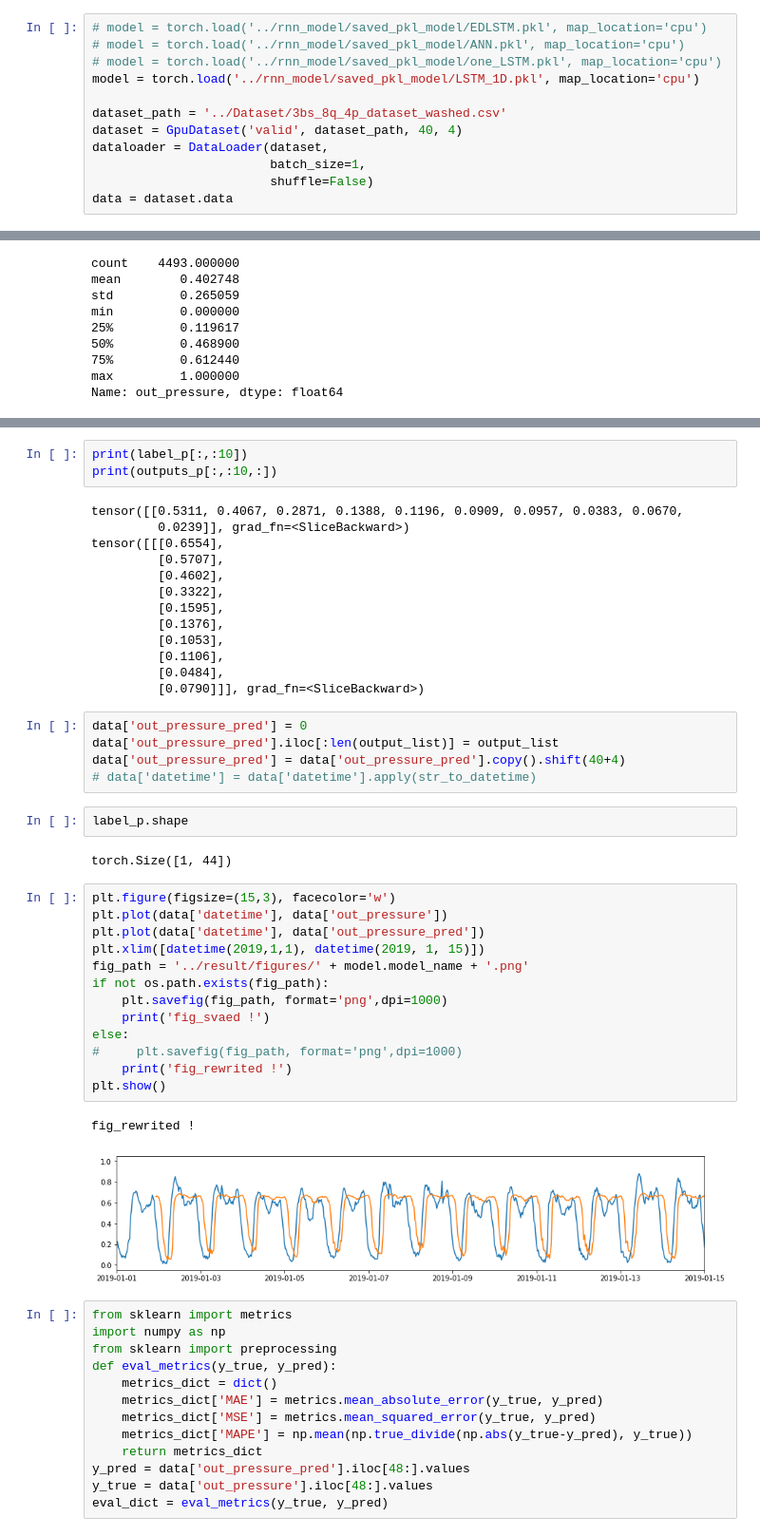
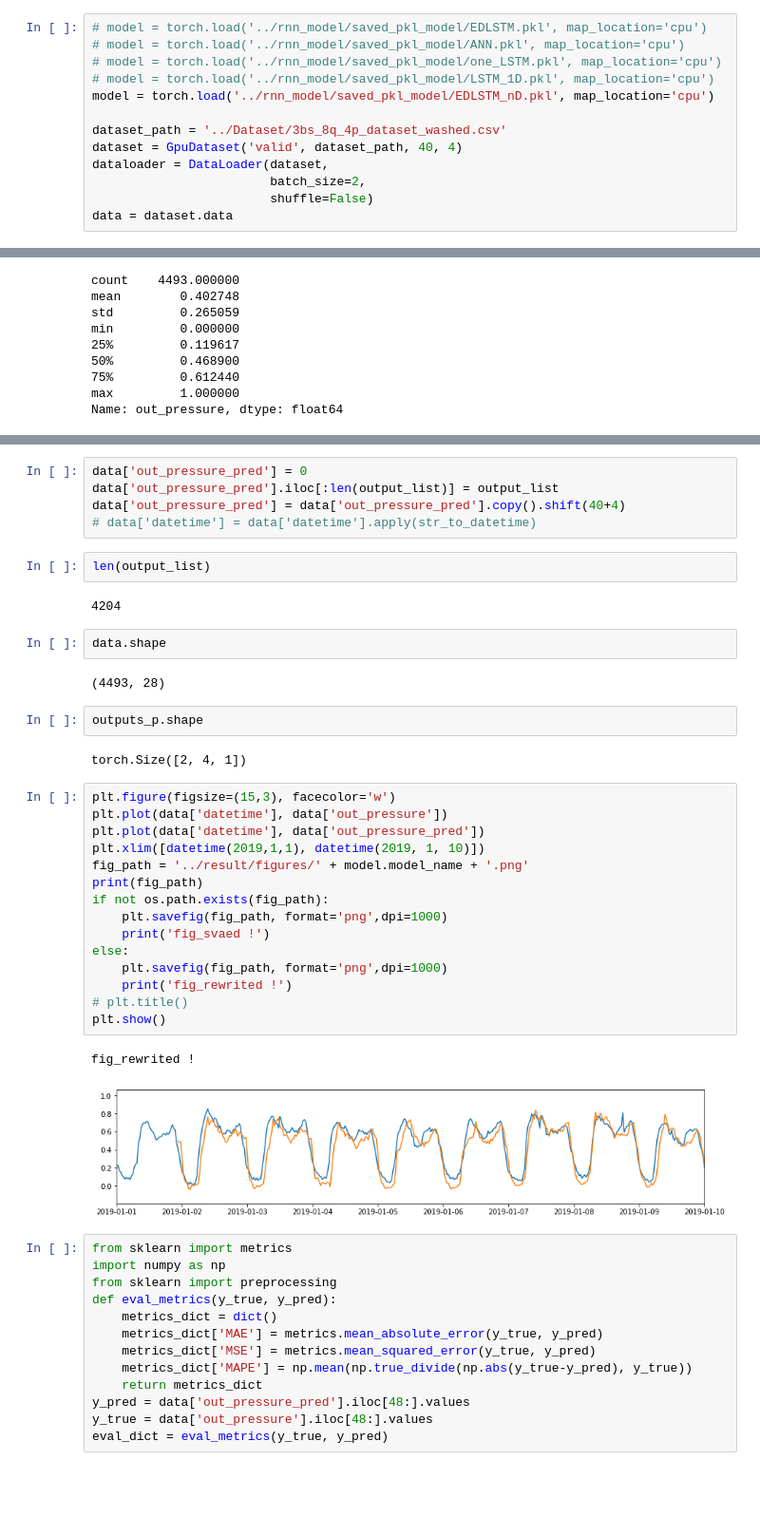
Before and after one commit to MAZiqing/MZQ_city_sequenctial_data_prediction, a Jupyter notebook: main_JuNo/plot_RNN_result.ipynb, the cells around one changed output, grey strips where cells are left out. Shown at 95% size. Drawn from its saved outputs; the diff is of its cells as text; blank space fills up the shorter version.

```diff
--- a/main_JuNo/plot_RNN_result.ipynb
+++ b/main_JuNo/plot_RNN_result.ipynb
@@ -47,12 +48,13 @@ from matplotlib import pyplot as plt
 # model = torch.load('../rnn_model/saved_pkl_model/EDLSTM.pkl', map_location='cpu')
 # model = torch.load('../rnn_model/saved_pkl_model/ANN.pkl', map_location='cpu')
 # model = torch.load('../rnn_model/saved_pkl_model/one_LSTM.pkl', map_location='cpu')
-model = torch.load('../rnn_model/saved_pkl_model/LSTM_1D.pkl', map_location='cpu')
+# model = torch.load('../rnn_model/saved_pkl_model/LSTM_1D.pkl', map_location='cpu')
+model = torch.load('../rnn_model/saved_pkl_model/EDLSTM_nD.pkl', map_location='cpu')
 
 dataset_path = '../Dataset/3bs_8q_4p_dataset_washed.csv'
 dataset = GpuDataset('valid', dataset_path, 40, 4)
 dataloader = DataLoader(dataset,
-                        batch_size=1,
+                        batch_size=2,
                         shuffle=False)
 data = dataset.data
 # %% [output]
@@ -100,44 +101,38 @@ for i, (input_p_q, input_time, label_p, decoder_time) in enumerate(dataloader):
-# %%
-print(label_p[:,:10])
-print(outputs_p[:,:10,:])
-# %% [output]
-tensor([[0.5311, 0.4067, 0.2871, 0.1388, 0.1196, 0.0909, 0.0957, 0.0383, 0.0670,
-         0.0239]], grad_fn=<SliceBackward>)
-tensor([[[0.6554],
-         [0.5707],
-         [0.4602],
-         [0.3322],
-         [0.1595],
-         [0.1376],
-         [0.1053],
-         [0.1106],
-         [0.0484],
-         [0.0790]]], grad_fn=<SliceBackward>)
 # %%
 data['out_pressure_pred'] = 0
 data['out_pressure_pred'].iloc[:len(output_list)] = output_list
 data['out_pressure_pred'] = data['out_pressure_pred'].copy().shift(40+4)
 # data['datetime'] = data['datetime'].apply(str_to_datetime)
+# %%
+len(output_list)
+# %% [output]
+4204
 # %%
-label_p.shape
+data.shape
 # %% [output]
-torch.Size([1, 44])
+(4493, 28)
+# %%
+outputs_p.shape
+# %% [output]
+torch.Size([2, 4, 1])
 # %%
 plt.figure(figsize=(15,3), facecolor='w')
 plt.plot(data['datetime'], data['out_pressure'])
 plt.plot(data['datetime'], data['out_pressure_pred'])
-plt.xlim([datetime(2019,1,1), datetime(2019, 1, 15)])
+plt.xlim([datetime(2019,1,1), datetime(2019, 1, 10)])
 fig_path = '../result/figures/' + model.model_name + '.png'
+print(fig_path)
 if not os.path.exists(fig_path):
     plt.savefig(fig_path, format='png',dpi=1000)
     print('fig_svaed !')
 else:
-#     plt.savefig(fig_path, format='png',dpi=1000)
+    plt.savefig(fig_path, format='png',dpi=1000)
     print('fig_rewrited !')
+# plt.title()
 plt.show()
 # %% [output]
 fig_rewrited !
-[figure, old version]
+[figure, new version]
 # %%
 from sklearn import metrics
 import numpy as np
```
Also changed, not shown: parts of 5 cells of this notebook, 2 other files.
